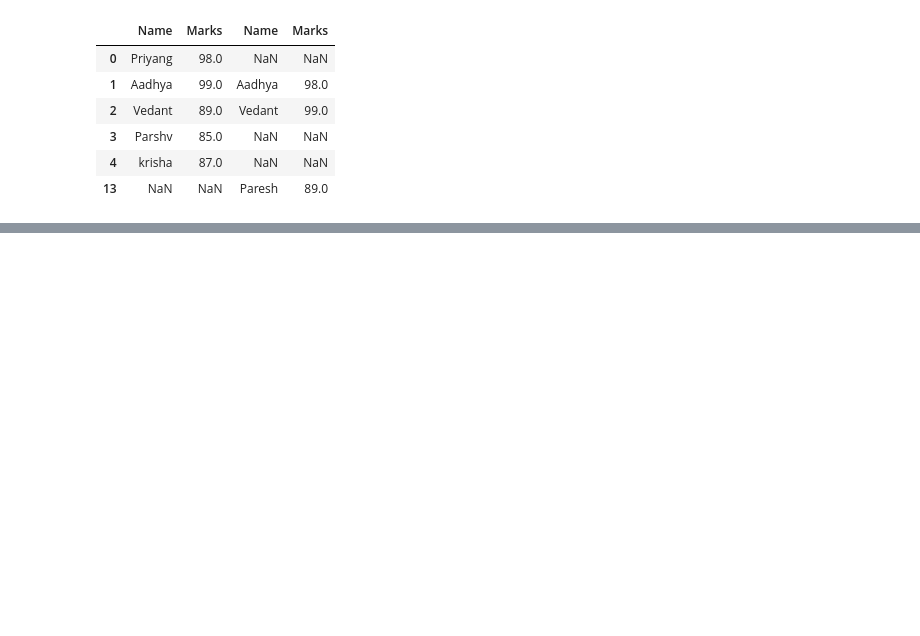
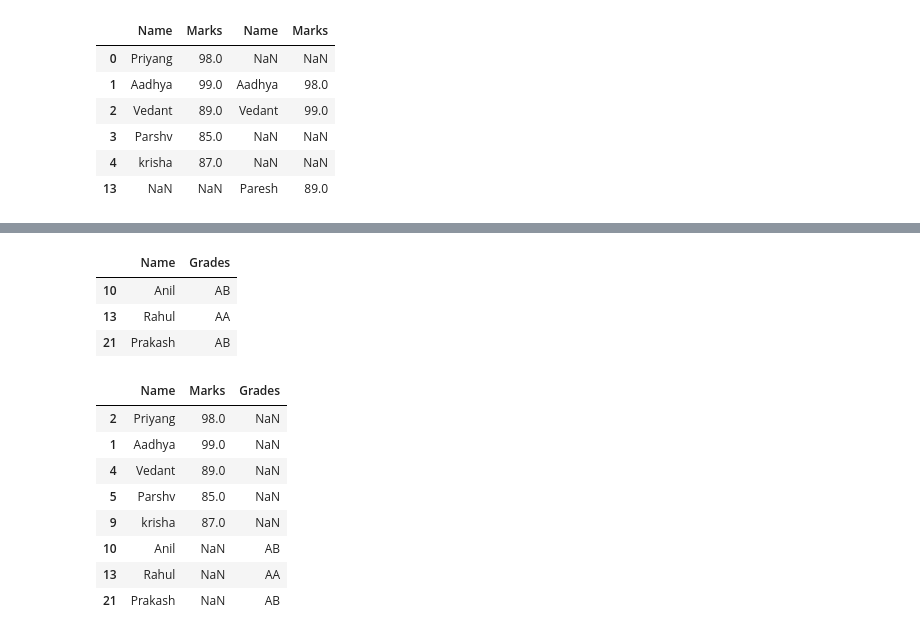
Before and after one commit to RafaGo89/Pandas_Activities, a Jupyter notebook: Práctica/Concat.ipynb, the cells around one changed output, grey strips where cells are left out. Cells and saved outputs as stored; diff of their text form; code cells hidden in the pictures; blank space fills up the shorter version.

```diff
--- a/Práctica/Concat.ipynb
+++ b/Práctica/Concat.ipynb
@@ -212,0 +339,19 @@ df2=pd.DataFrame(data2,index=[0,1,2,14,15])
+# %%
+df2
+# %% [output]
+|  | Name | Grades |
+| 10 | Anil | AB |
+| 13 | Rahul | AA |
+| 21 | Prakash | AB |
+# %%
+pd.concat([df1, df2])
+# %% [output]
+|  | Name | Marks | Grades |
+| 2 | Priyang | 98.0 | NaN |
+| 1 | Aadhya | 99.0 | NaN |
+| 4 | Vedant | 89.0 | NaN |
+| 5 | Parshv | 85.0 | NaN |
+| 9 | krisha | 87.0 | NaN |
+| 10 | Anil | NaN | AB |
+| 13 | Rahul | NaN | AA |
+| 21 | Prakash | NaN | AB |
```
Also changed, not shown: parts of 18 cells of this notebook, 1 other file.
